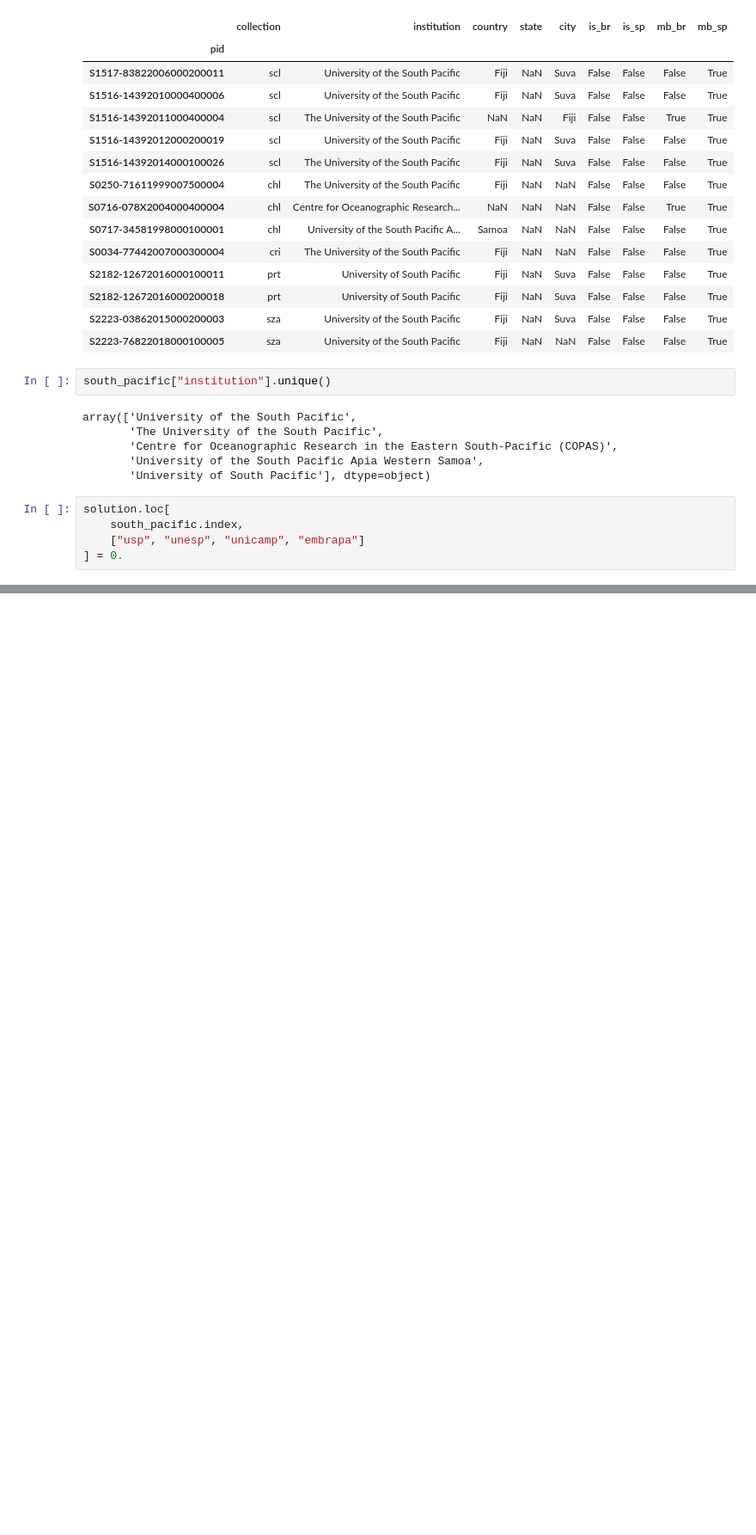
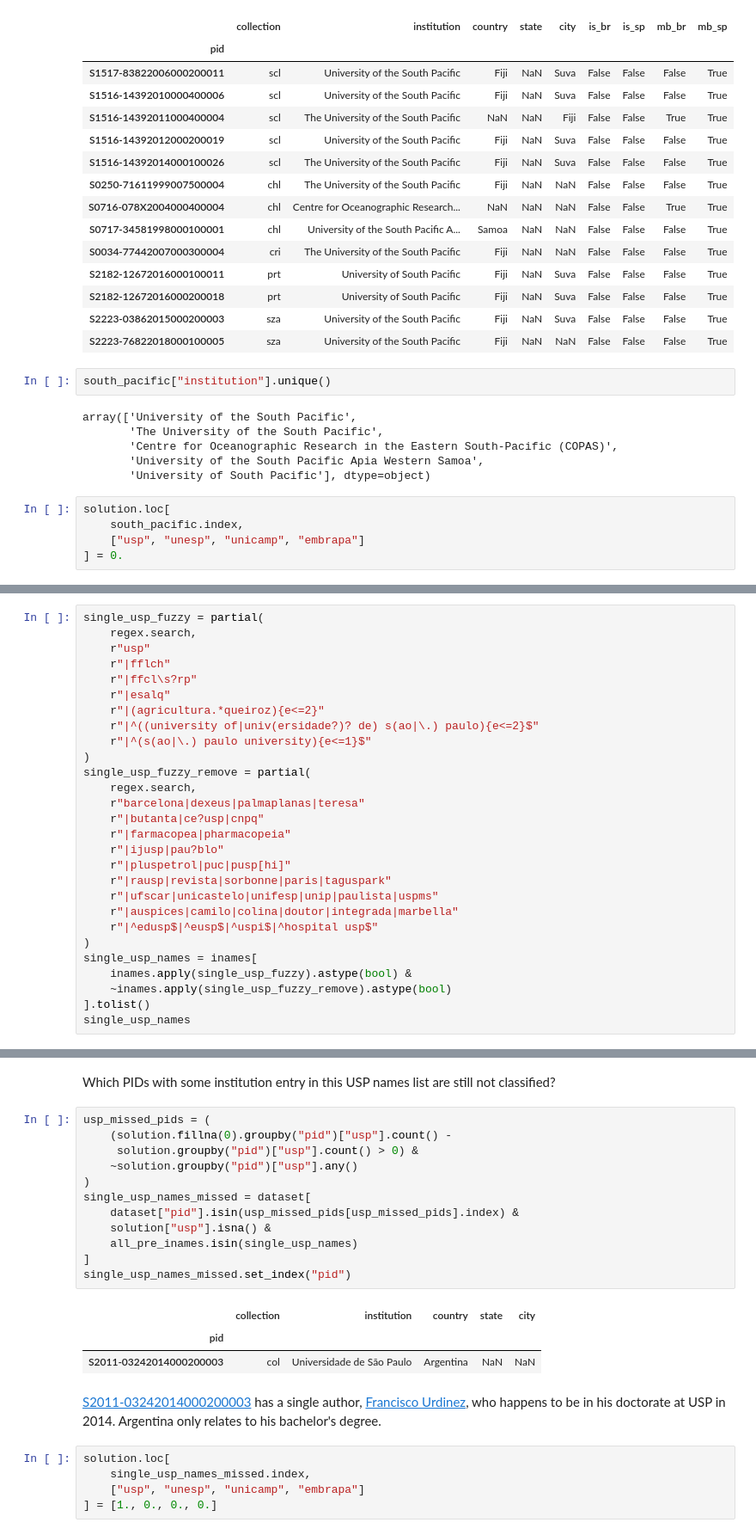
Before and after one commit to scieloorg/normalizations-experiments, a Jupyter notebook: experiments_2019-02_usp_unicamp_unesp_embrapa.ipynb, the cells around one changed output, grey strips where cells are left out. Shown: that part at 86% size. Cells and saved outputs as stored; diff of their text form; blank space fills up the shorter version.

```diff
--- a/experiments_2019-02_usp_unicamp_unesp_embrapa.ipynb
+++ b/experiments_2019-02_usp_unicamp_unesp_embrapa.ipynb
@@ -1385,0 +1429,28 @@ solution.loc[
+# %%
+single_usp_fuzzy = partial(
+    regex.search,
+    r"usp"
+    r"|fflch"
+    r"|ffcl\s?rp"
+    r"|esalq"
+    r"|(agricultura.*queiroz){e<=2}"
+    r"|^((university of|univ(ersidade?)? de) s(ao|\.) paulo){e<=2}$"
+    r"|^(s(ao|\.) paulo university){e<=1}$"
+)
+single_usp_fuzzy_remove = partial(
+    regex.search,
+    r"barcelona|dexeus|palmaplanas|teresa"
+    r"|butanta|ce?usp|cnpq"
+    r"|farmacopea|pharmacopeia"
+    r"|ijusp|pau?blo"
+    r"|pluspetrol|puc|pusp[hi]"
+    r"|rausp|revista|sorbonne|paris|taguspark"
+    r"|ufscar|unicastelo|unifesp|unip|paulista|uspms"
+    r"|auspices|camilo|colina|doutor|integrada|marbella"
+    r"|^edusp$|^eusp$|^uspi$|^hospital usp$"
+)
+single_usp_names = inames[
+    inames.apply(single_usp_fuzzy).astype(bool) &
+    ~inames.apply(single_usp_fuzzy_remove).astype(bool)
+].tolist()
+single_usp_names
@@ -1385,0 +1565,31 @@ solution.loc[
+# %% [markdown]
+Which PIDs with some institution entry in this USP names list
+are still not classified?
+# %%
+usp_missed_pids = (
+    (solution.fillna(0).groupby("pid")["usp"].count() -
+     solution.groupby("pid")["usp"].count() > 0) &
+    ~solution.groupby("pid")["usp"].any()
+)
+single_usp_names_missed = dataset[
+    dataset["pid"].isin(usp_missed_pids[usp_missed_pids].index) &
+    solution["usp"].isna() &
+    all_pre_inames.isin(single_usp_names)
+]
+single_usp_names_missed.set_index("pid")
+# %% [output]
+|  | collection | institution | country | state | city |
+| pid |  |  |  |  |  |
+| S2011-03242014000200003 | col | Universidade de São Paulo | Argentina | NaN | NaN |
+# %% [markdown]
+[S2011-03242014000200003](
+  http://www.scielo.org.co/scielo.php?script=sci_arttext&pid=S2011-03242014000200003&lng=en&nrm=iso&tlng=en
+) has a single author, [Francisco Urdinez](
+  http://buscatextual.cnpq.br/buscatextual/visualizacv.do?id=K4337410Z6
+), who happens to be in his doctorate at USP in 2014.
+Argentina only relates to his bachelor's degree.
+# %%
+solution.loc[
+    single_usp_names_missed.index,
+    ["usp", "unesp", "unicamp", "embrapa"]
+] = [1., 0., 0., 0.]
```
Also changed, not shown: parts of 11 cells of this notebook.
